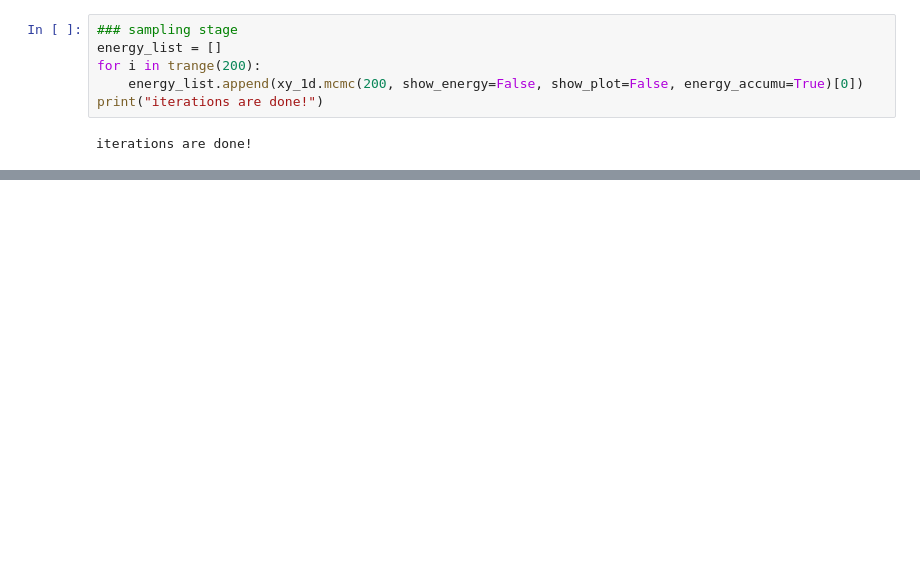
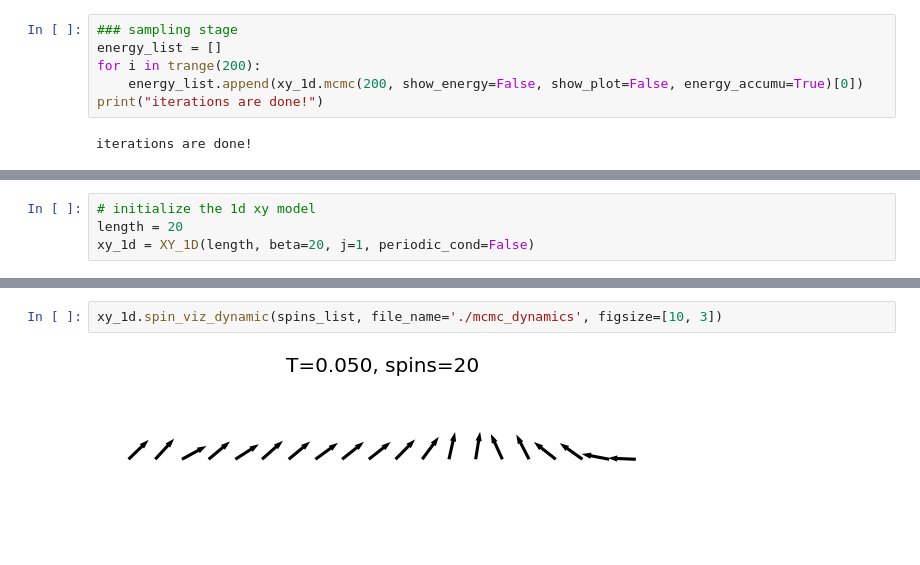
Before and after one commit to karlschwarz/Monte_Carlo_on_Statistical_Physics, a Jupyter notebook: xy_1d_metropolis.ipynb, the cells around one changed output, grey strips where cells are left out. Cells and saved outputs as stored; diff of their text form; blank space fills up the shorter version.

```diff
--- a/xy_1d_metropolis.ipynb
+++ b/xy_1d_metropolis.ipynb
@@ -171,0 +173,4 @@ Step: 100 Energy: 17.58052409958132
+# %%
+# initialize the 1d xy model
+length = 20
+xy_1d = XY_1D(length, beta=20, j=1, periodic_cond=False)
@@ -171,0 +183,4 @@ Step: 100 Energy: 17.58052409958132
+# %%
+xy_1d.spin_viz_dynamic(spins_list, file_name='./mcmc_dynamics', figsize=[10, 3])
+# %% [output]
+[figure, added]
```
Also changed, not shown: parts of 10 cells of this notebook.
